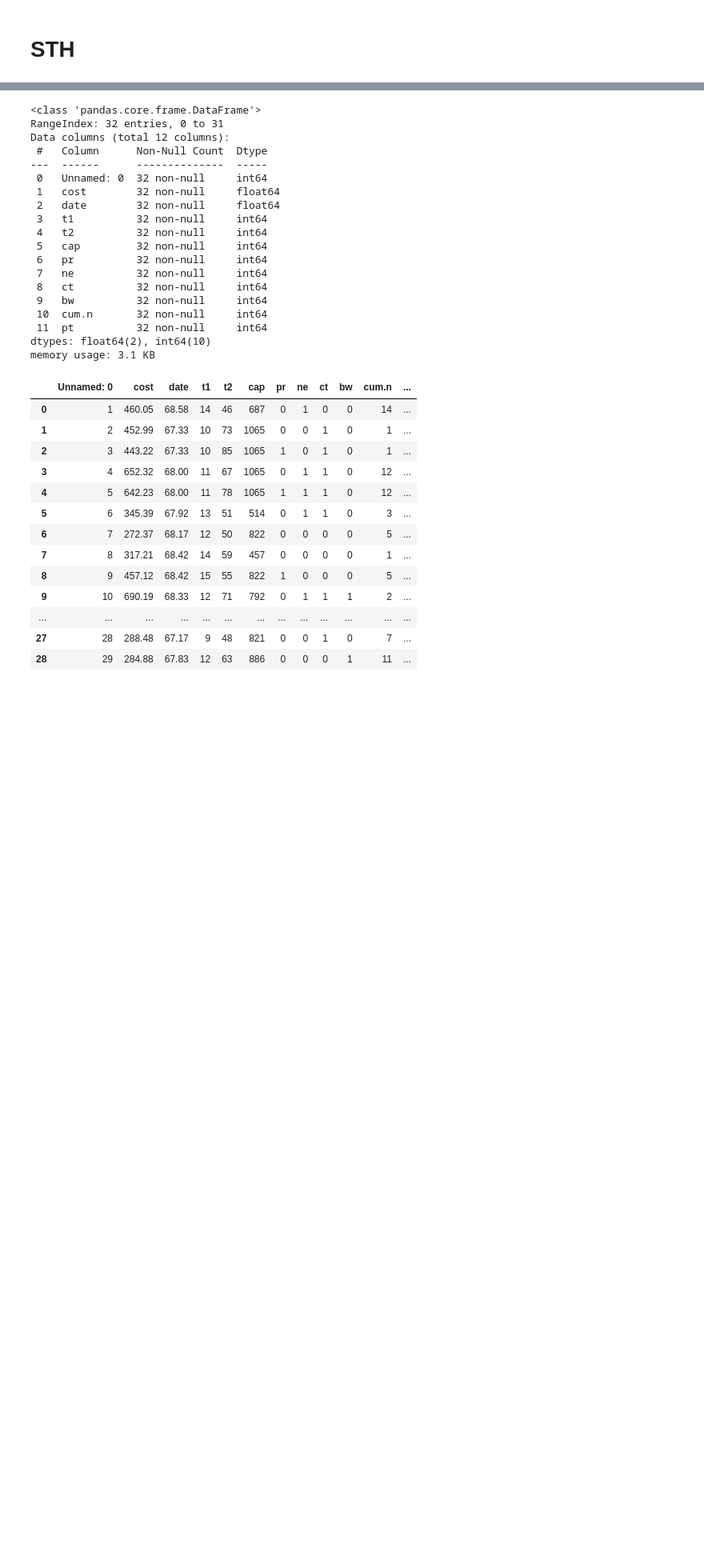
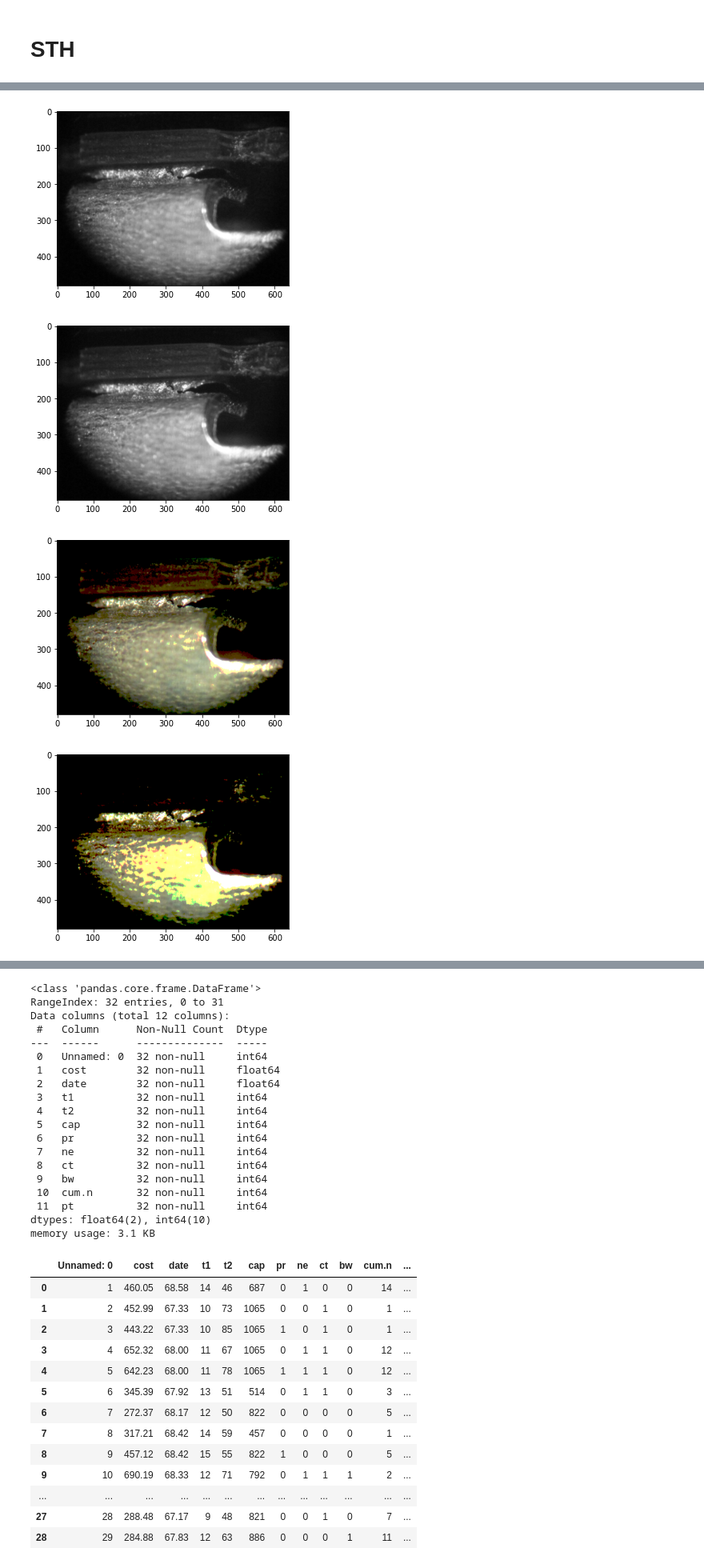
Before and after one commit to hrstnikolov/2022-data-science, a Jupyter notebook: Untitled.ipynb, the cells around one changed output, grey strips where cells are left out. Shown at 80% size. Cells and saved outputs as stored; diff of their text form; code cells hidden in the pictures; blank space fills up the shorter version.

```diff
--- a/Untitled.ipynb
+++ b/Untitled.ipynb
@@ -10,0 +133,44 @@ import requests
+# %%
+crack = skimage.io.imread('../sample_32_vcc.JPG')
+# %%
+def convert_to_grayscale(image):
+    red, green, blue = np.split(crack, indices_or_sections=3, axis=2)
+    grayscale_image = 0.299 * red + 0.587 * green + 0.114 * blue
+
+    return grayscale_image.astype("uint8")
+
+# crack = crack.mean(axis=2).astype("uint8")
+crack = convert_to_grayscale(crack)
+# %%
+def threshold_image(image, low, high):
+    new_image = image.copy()
+    new_image[new_image <= low] = 0
+    new_image[new_image >= high] = 255
+
+    return new_image
+
+crack_tresholded = threshold_image(crack, 50, 200)
+# %%
+plt.imshow(crack.mean(axis=2).astype("uint8"), cmap="gray")
+plt.show()
+
+plt.imshow(convert_to_grayscale(crack), cmap="gray")
+plt.show()
+
+
+plt.imshow(threshold_image(crack, 50, 200), cmap="gray")
+plt.show()
+
+plt.imshow(threshold_image(crack, 80, 160), cmap="gray")
+plt.show()
+
+plt.imshow(threshold_image(crack, 20, 230), cmap="gray")
+plt.show()
+
+plt.imshow(threshold_image(crack, 100, 230), cmap="gray")
+plt.show()
+# %% [output]
+[figure, added]
+[figure, added]
+[figure, added]
+[figure, added]
```
Also changed, not shown: parts of 10 cells of this notebook, 11 other files.
